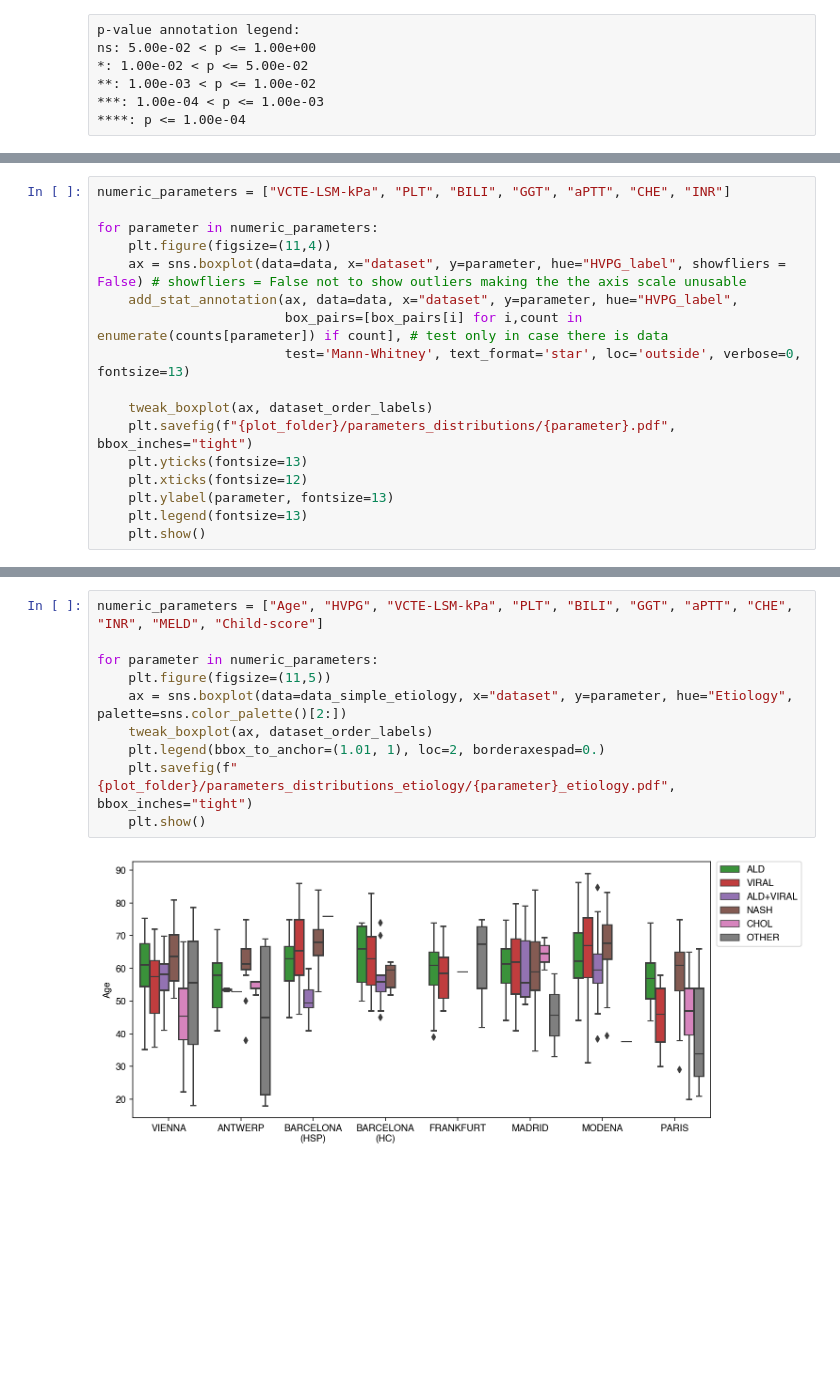
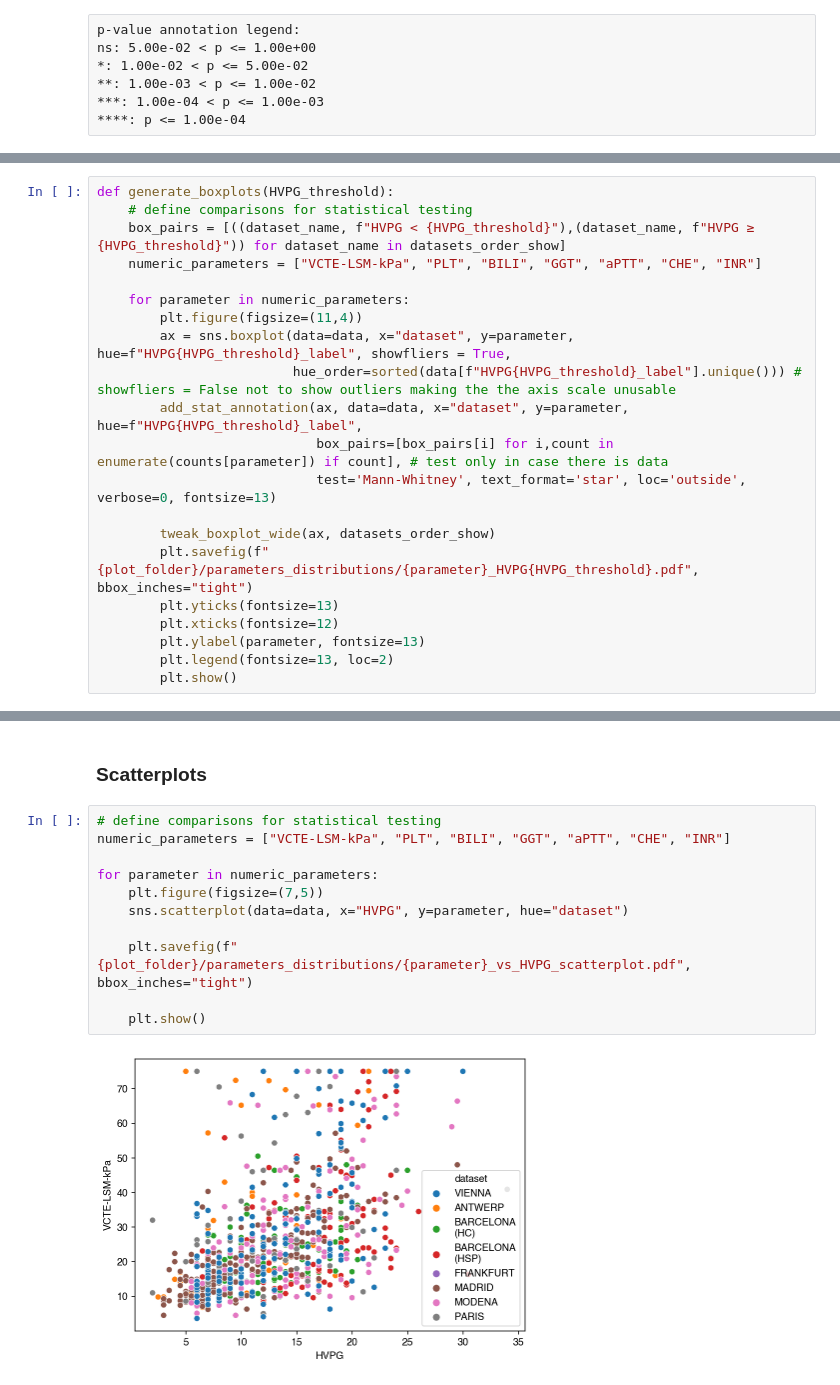
Before and after one commit to reinisj/HVPG16, a Jupyter notebook: jupyter/07_MERGED_cohorts_explore.ipynb, the cells around one changed output, grey strips where cells are left out. Cells and saved outputs as stored; diff of their text form; blank space fills up the shorter version.

```diff
--- a/jupyter/07_MERGED_cohorts_explore.ipynb
+++ b/jupyter/07_MERGED_cohorts_explore.ipynb
@@ -236,17 +320,21 @@ ns: 5.00e-02 < p <= 1.00e+00
 # %%
-numeric_parameters = ["VCTE-LSM-kPa", "PLT", "BILI", "GGT", "aPTT", "CHE", "INR"]
+def generate_boxplots(HVPG_threshold):
+    # define comparisons for statistical testing
+    box_pairs = [((dataset_name, f"HVPG < {HVPG_threshold}"),(dataset_name, f"HVPG ≥ {HVPG_threshold}")) for dataset_name in datasets_order_show]
+    numeric_parameters = ["VCTE-LSM-kPa", "PLT", "BILI", "GGT", "aPTT", "CHE", "INR"]
 
-for parameter in numeric_parameters:
-    plt.figure(figsize=(11,4))
-    ax = sns.boxplot(data=data, x="dataset", y=parameter, hue="HVPG_label", showfliers = False) # showfliers = False not to show outliers making the the axis scale unusable
-    add_stat_annotation(ax, data=data, x="dataset", y=parameter, hue="HVPG_label",
-                        box_pairs=[box_pairs[i] for i,count in enumerate(counts[parameter]) if count], # test only in case there is data
-                        test='Mann-Whitney', text_format='star', loc='outside', verbose=0, fontsize=13)
+    for parameter in numeric_parameters:
+        plt.figure(figsize=(11,4))
+        ax = sns.boxplot(data=data, x="dataset", y=parameter, hue=f"HVPG{HVPG_threshold}_label", showfliers = True,
+                         hue_order=sorted(data[f"HVPG{HVPG_threshold}_label"].unique())) # showfliers = False not to show outliers making the the axis scale unusable
+        add_stat_annotation(ax, data=data, x="dataset", y=parameter, hue=f"HVPG{HVPG_threshold}_label",
+                            box_pairs=[box_pairs[i] for i,count in enumerate(counts[parameter]) if count], # test only in case there is data
+                            test='Mann-Whitney', text_format='star', loc='outside', verbose=0, fontsize=13)
 
-    tweak_boxplot(ax, dataset_order_labels)
-    plt.savefig(f"{plot_folder}/parameters_distributions/{parameter}.pdf", bbox_inches="tight")
-    plt.yticks(fontsize=13)
-    plt.xticks(fontsize=12)
-    plt.ylabel(parameter, fontsize=13)
-    plt.legend(fontsize=13)
-    plt.show()
+        tweak_boxplot_wide(ax, datasets_order_show)
+        plt.savefig(f"{plot_folder}/parameters_distributions/{parameter}_HVPG{HVPG_threshold}.pdf", bbox_inches="tight")
+        plt.yticks(fontsize=13)
+        plt.xticks(fontsize=12)
+        plt.ylabel(parameter, fontsize=13)
+        plt.legend(fontsize=13, loc=2)
+        plt.show()
@@ -263,12 +365,15 @@ for parameter in numeric_parameters:
+# %% [markdown]
+### Scatterplots
 # %%
-numeric_parameters = ["Age", "HVPG", "VCTE-LSM-kPa", "PLT", "BILI", "GGT", "aPTT", "CHE", "INR", "MELD", "Child-score"]
+# define comparisons for statistical testing
+numeric_parameters = ["VCTE-LSM-kPa", "PLT", "BILI", "GGT", "aPTT", "CHE", "INR"]
 
 for parameter in numeric_parameters:
-    plt.figure(figsize=(11,5))
-    ax = sns.boxplot(data=data_simple_etiology, x="dataset", y=parameter, hue="Etiology", palette=sns.color_palette()[2:])
-    tweak_boxplot(ax, dataset_order_labels)
-    plt.legend(bbox_to_anchor=(1.01, 1), loc=2, borderaxespad=0.)
-    plt.savefig(f"{plot_folder}/parameters_distributions_etiology/{parameter}_etiology.pdf", bbox_inches="tight")
+    plt.figure(figsize=(7,5))
+    sns.scatterplot(data=data, x="HVPG", y=parameter, hue="dataset")
+
+    plt.savefig(f"{plot_folder}/parameters_distributions/{parameter}_vs_HVPG_scatterplot.pdf", bbox_inches="tight")
+
     plt.show()
 # %% [output]
-[figure, old version]
+[figure, new version]
```
Also changed, not shown: parts of 61 cells of this notebook, 2 other files.
